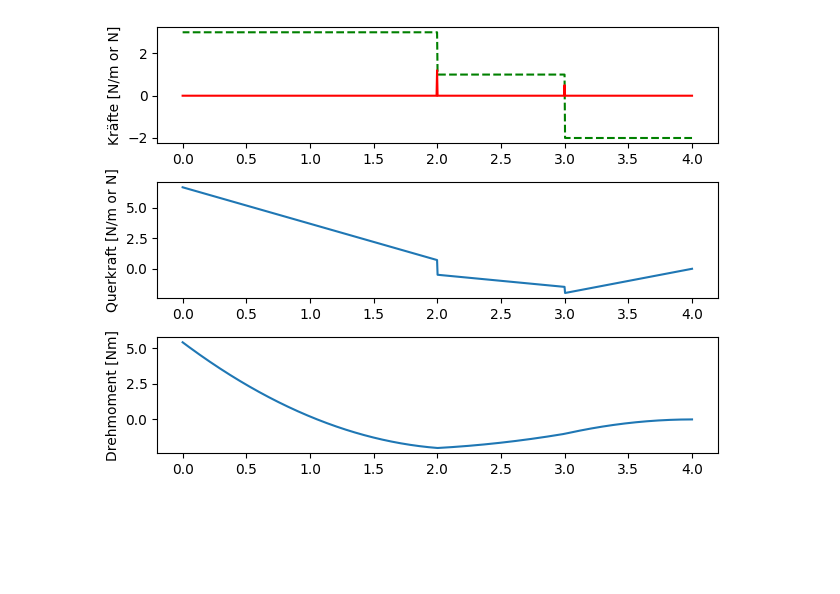
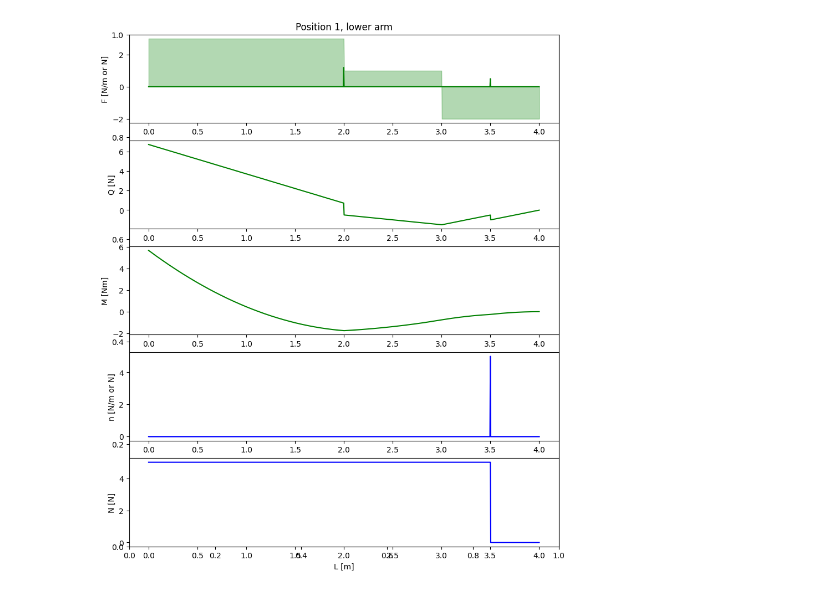
Before and after one commit to nwalser/systems-engineering-sisy, a Jupyter notebook: mesy_project/calculations2.ipynb, the cells around one changed output. Cells and saved outputs as stored; diff of their text form; code cells hidden in the pictures; blank space fills up the shorter version.

Commit message:
added system class

```diff
--- a/mesy_project/calculations2.ipynb
+++ b/mesy_project/calculations2.ipynb
@@ -47,18 +29,0 @@ def plotStrains(L, F1, F2, Q, M):
-# %%
-# vectors
-L = np.linspace(4, 0, 1000)
-
-F1 = np.zeros_like(L, dtype=np.float64)
-F1[(L >= 0) & (L <= 3)] += 3
-F1[(L >= 2) & (L <= 4)] += -2
-
-F2 = np.zeros_like(L)
-F2[np.argmax(L < 2)] = 1.2
-F2[np.argmax(L < 3)] = 0.5
-
-Q = np.cumsum(F1) * abs(L[1] - L[0]) + np.cumsum(F2)
-M = np.cumsum(Q) * abs(L[1] - L[0])
-
-plotStrains(L, F1, F2, Q, M)
-# %% [output]
-[figure, removed]
@@ -64,0 +103,15 @@ plotStrains(L, F1, F2, Q, M)
+# %%
+system1 = StaticSystem("Position 1, lower arm", 0, 4)
+
+system1.addLateralForceArea(0, 3, 3)
+system1.addLateralForceArea(2, 4, -2)
+
+system1.addLateralForceVector(2, 1.2)
+system1.addLateralForceVector(3.5, 0.5)
+
+system1.addNormalForceVector(3.5, 5)
+
+
+system1.plot()
+# %% [output]
+[figure, added]
```
Also changed, not shown: parts of 2 cells of this notebook.
